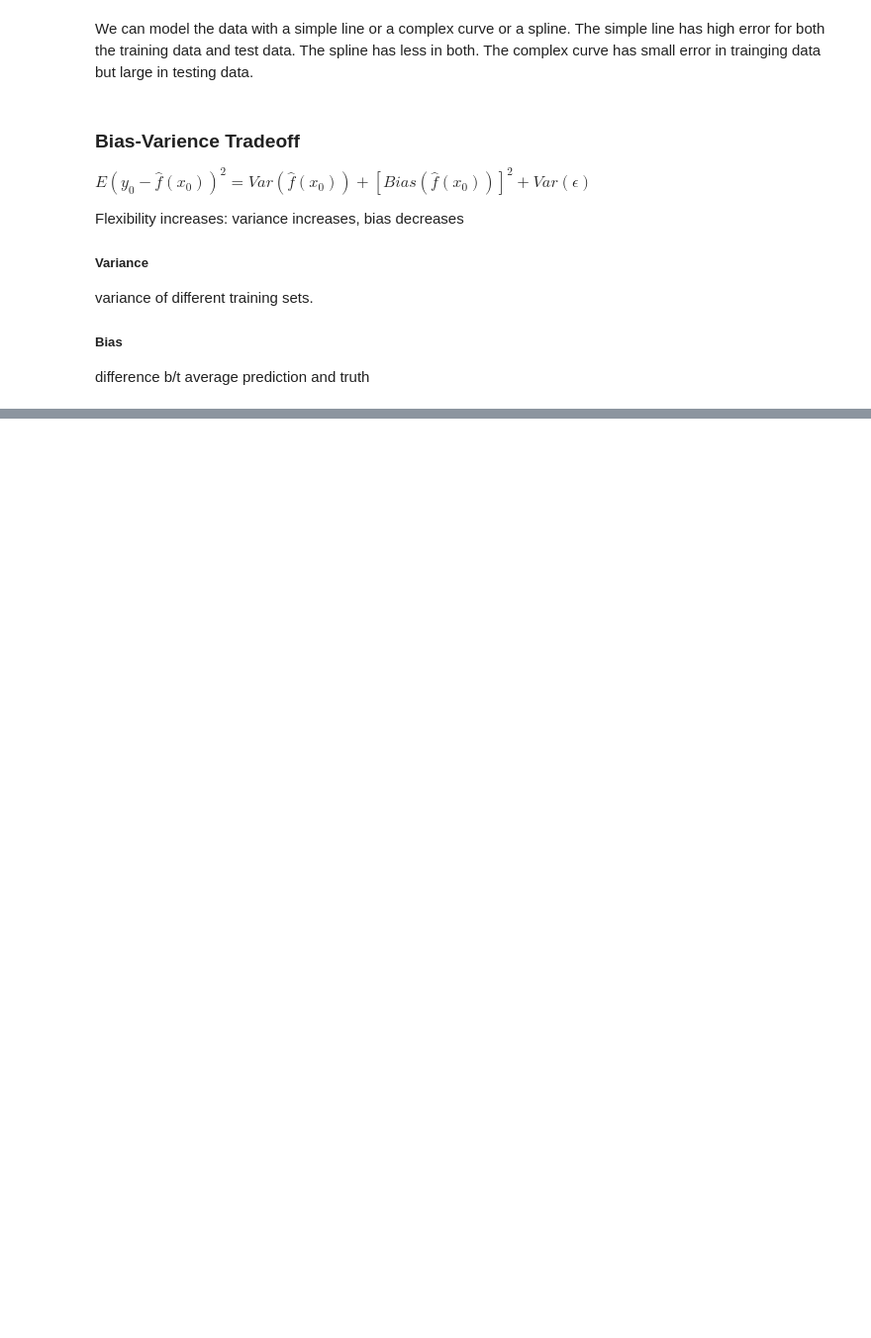
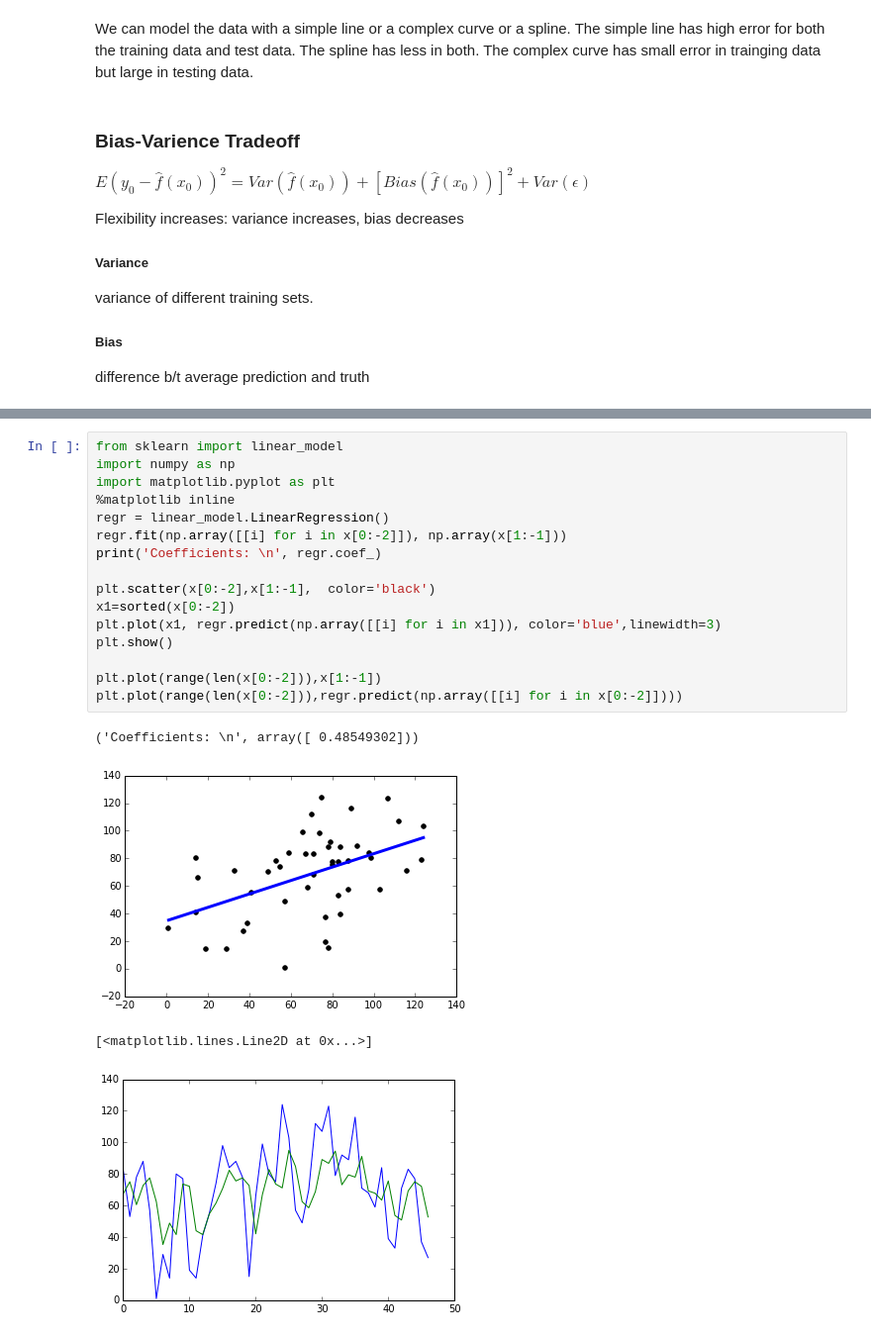
Before and after one commit to hlncrg/notes, a Jupyter notebook: Machine Learning.ipynb, the cells around one changed output, grey strips where cells are left out. Shown at 99% size. Saved outputs shown, nothing was run; the diff lists cells and outputs as text; blank space fills up the shorter version.

```diff
--- a/Machine Learning.ipynb
+++ b/Machine Learning.ipynb
@@ -67,0 +453,21 @@ $\hat{\beta}_1=\frac{\sum^n_{i=1}(x_i-\bar{x})(y_i=\bar{y})}{\sum^n_{i=1}(x_i-\b
+# %%
+from sklearn import linear_model
+import numpy as np
+import matplotlib.pyplot as plt
+%matplotlib inline
+regr = linear_model.LinearRegression()
+regr.fit(np.array([[i] for i in x[0:-2]]), np.array(x[1:-1]))
+print('Coefficients: \n', regr.coef_)
+
+plt.scatter(x[0:-2],x[1:-1],  color='black')
+x1=sorted(x[0:-2])
+plt.plot(x1, regr.predict(np.array([[i] for i in x1])), color='blue',linewidth=3)
+plt.show()
+
+plt.plot(range(len(x[0:-2])),x[1:-1])
+plt.plot(range(len(x[0:-2])),regr.predict(np.array([[i] for i in x[0:-2]])))
+# %% [output]
+('Coefficients: \n', array([ 0.48549302]))
+[figure, added]
+[<matplotlib.lines.Line2D at 0x...>]
+[figure, added]
```
Also changed, not shown: parts of 43 cells of this notebook, 28 other files.
